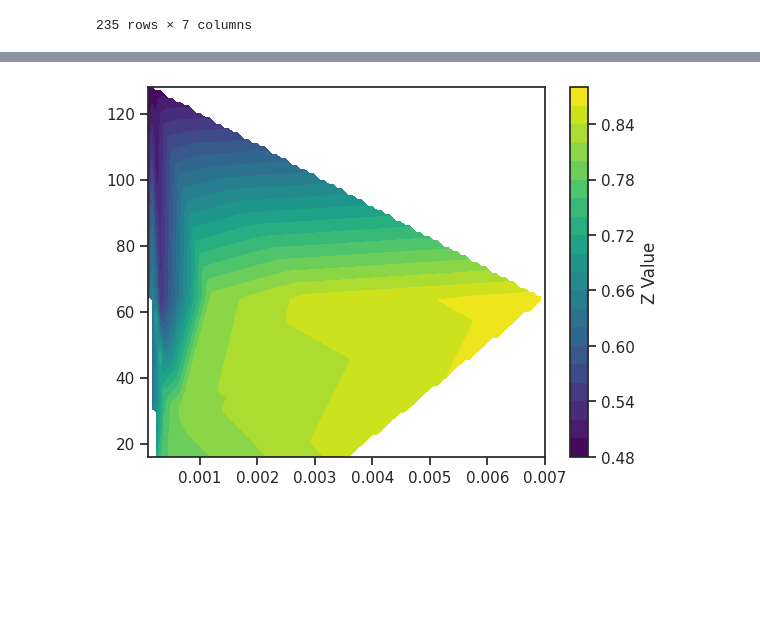
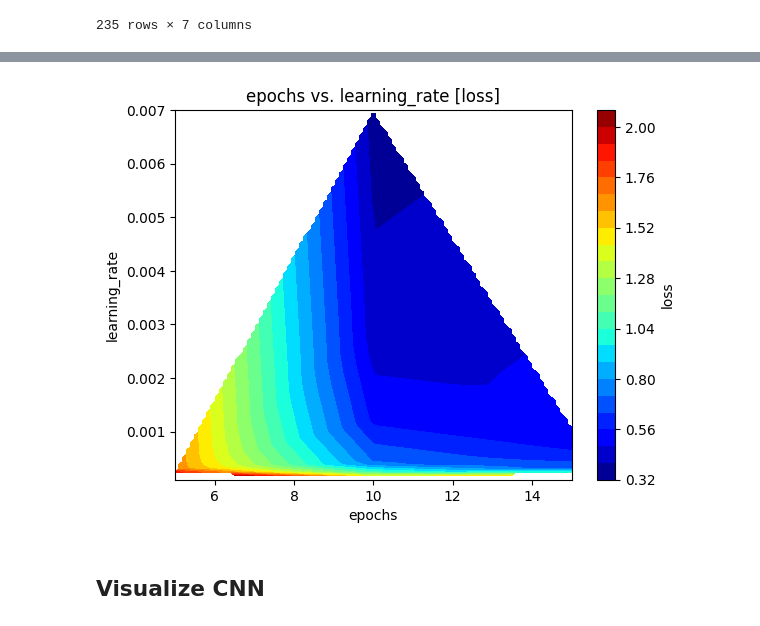
Before and after one commit to LuisaIb/fashion-tuning, a Jupyter notebook: evaluation.ipynb, the cells around one changed output, grey strips where cells are left out. Saved outputs shown, nothing was run; the diff lists cells and outputs as text; code cells hidden in the pictures; blank space fills up the shorter version.

Commit message:
more evaluation plots

```diff
--- a/evaluation.ipynb
+++ b/evaluation.ipynb
@@ -114,16 +114,25 @@ sns.scatterplot(data=df_heat, x="batch_size", y="learning_rate", hue="accuracy")
 # %%
 from scipy.interpolate import griddata
 
 # Create a grid for interpolation
-def plot(x, y, z):
-    x_grid, y_grid = np.meshgrid(np.linspace(min(x), max(x), 100), np.linspace(min(y), max(y), 100))
+def plot_contour_interpolated(df, x, y, z):
+    df_x = df[x]
+    df_y = df[y]
+    df_z = df[z]
+
+    x_grid, y_grid = np.meshgrid(np.linspace(min(df_x), max(df_x), 100), np.linspace(min(df_y), max(df_y), 100))
 
     # Interpolate z values onto the grid
-    z_grid = griddata((x, y), z, (x_grid, y_grid), method='linear')
+    z_grid = griddata((df_x, df_y), df_z, (x_grid, y_grid), method='linear')
 
-    plt.contourf(x_grid, y_grid, z_grid, levels=20, cmap='viridis')
-    plt.colorbar(label='Z Value')
+    plt.xlabel(x)
+    plt.ylabel(y)
+    plt.title(f'{x} vs. {y} [{z}]')
+    plt.contourf(x_grid, y_grid, z_grid, levels=20, cmap='jet')
+    plt.colorbar(label=z)
 
-plot(df_heat['learning_rate'], df_heat['batch_size'], df_heat['accuracy'])
+plot_contour_interpolated(df_last, x='epochs', y='learning_rate', z='loss')
 # %% [output]
-[figure, old version]
+[figure, new version]
+# %% [markdown]
+## Visualize CNN
```
Also changed, not shown: parts of 18 cells of this notebook.
